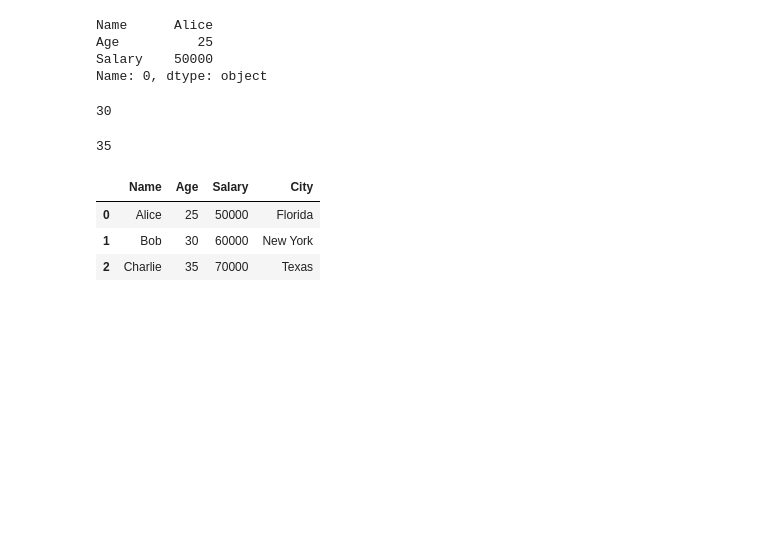
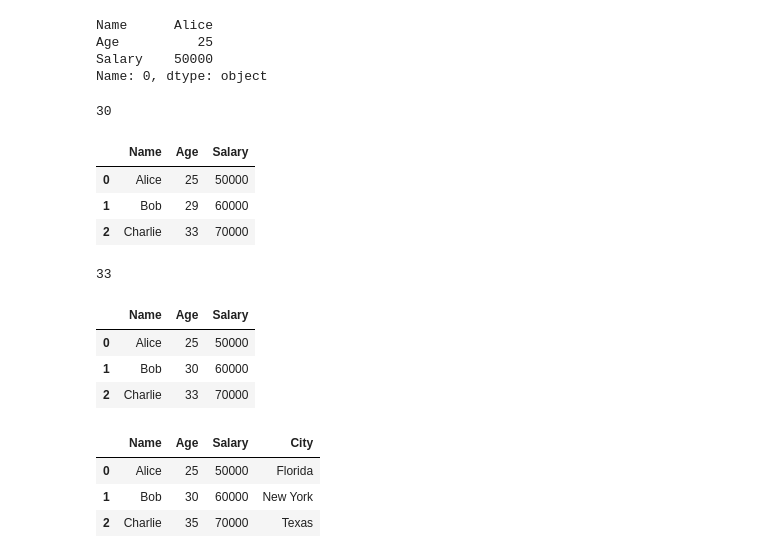
Before and after one commit to ranjeet-kadam/DSML1, a Jupyter notebook: Python/Data Analysis/Pandas.ipynb, the cells around one changed output. Saved outputs shown, nothing was run; the diff lists cells and outputs as text; code cells hidden in the pictures; blank space fills up the shorter version.

```diff
--- a/Python/Data Analysis/Pandas.ipynb
+++ b/Python/Data Analysis/Pandas.ipynb
@@ -127,12 +127,28 @@ Name: 0, dtype: object
 print(df.at[1,'Age'])
 # %% [output]
 30
+# %%
+df.at[1,'Age'] = 29
+df
+# %% [output]
+|  | Name | Age | Salary |
+| 0 | Alice | 25 | 50000 |
+| 1 | Bob | 29 | 60000 |
+| 2 | Charlie | 33 | 70000 |
 # %%
 ### Accessing specific elements by using iat
 
+df.iat[2,1] = 33
 print(df.iat[2,1])
 # %% [output]
-35
+33
+# %%
+df
+# %% [output]
+|  | Name | Age | Salary |
+| 0 | Alice | 25 | 50000 |
+| 1 | Bob | 30 | 60000 |
+| 2 | Charlie | 33 | 70000 |
 # %%
 ### Add a column in Dataframe
 
```
Also changed, not shown: parts of 2 cells of this notebook, 45 other files.
